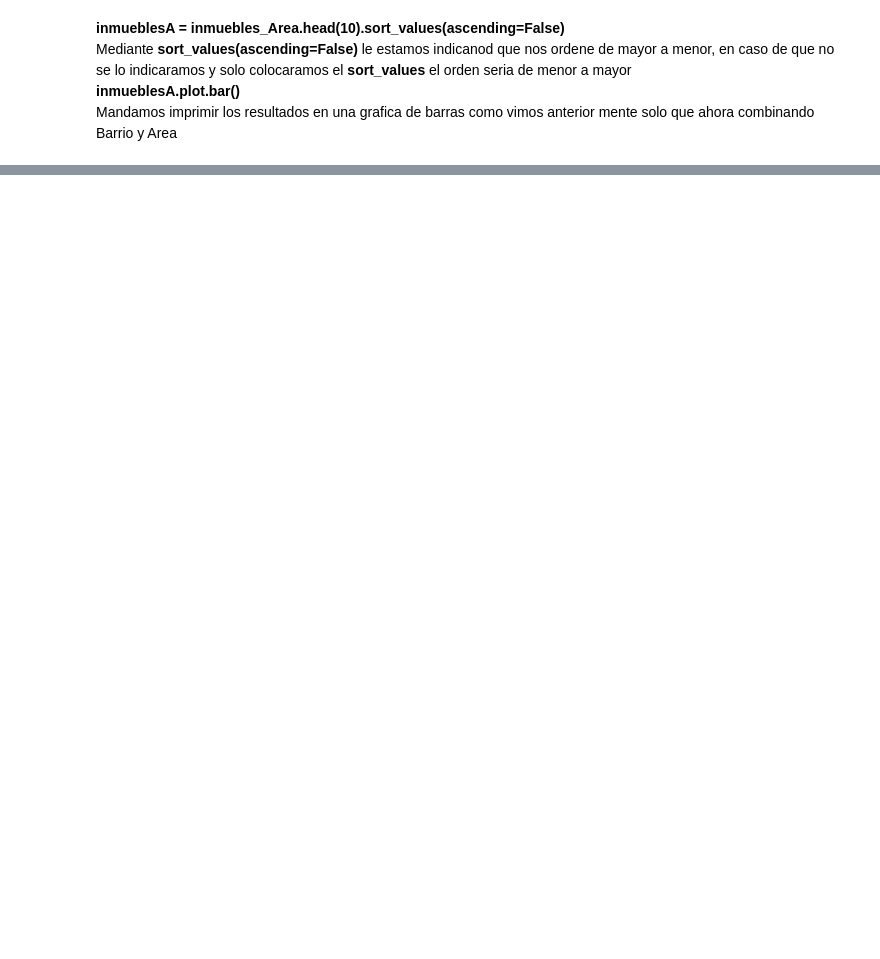
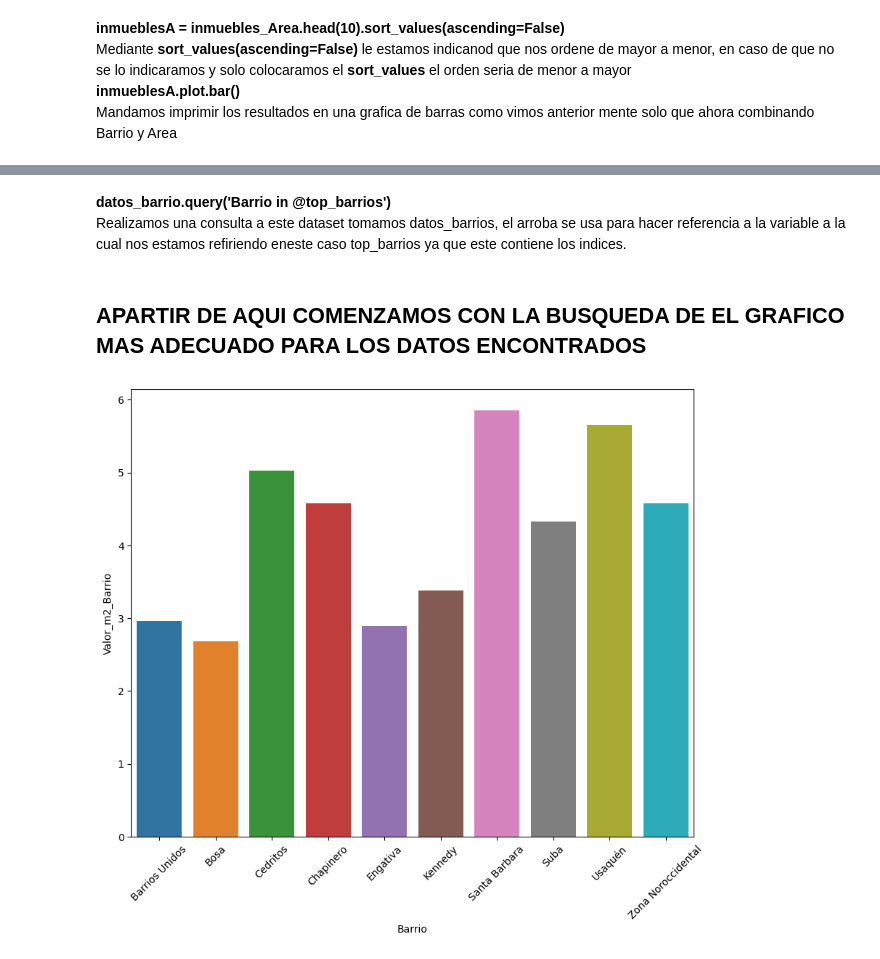
Before and after one commit to Jackamaniaco/Inmersion-Datos-Aula1, a Jupyter notebook: INMERSION_DATOS_AULA1.ipynb, the cells around one changed output, grey strips where cells are left out. Drawn from its saved outputs; the diff is of its cells as text; code cells hidden in the pictures; blank space fills up the shorter version.

```diff
--- a/INMERSION_DATOS_AULA1.ipynb
+++ b/INMERSION_DATOS_AULA1.ipynb
@@ -400,0 +695,3 @@ Mandamos imprimir los resultados en una grafica de barras como vimos anterior me
+# %%
+inmuebles['Valor_m2_Millones'] = inmuebles['Precio_millon']/inmuebles['Area']
+inmuebles.head(3)
@@ -400,0 +730,3 @@ Mandamos imprimir los resultados en una grafica de barras como vimos anterior me
+# %%
+datos_barrio = inmuebles.groupby('Barrio').sum()
+datos_barrio
@@ -400,0 +753,3 @@ Mandamos imprimir los resultados en una grafica de barras como vimos anterior me
+# %%
+datos_barrio['Valor_m2_Barrio'] = datos_barrio['Precio_millon']/datos_barrio['Area']
+datos_barrio
@@ -400,0 +829,3 @@ Mandamos imprimir los resultados en una grafica de barras como vimos anterior me
+# %%
+datos_barrio.reset_index(inplace=True)
+datos_barrio
@@ -400,0 +865,11 @@ Mandamos imprimir los resultados en una grafica de barras como vimos anterior me
+# %% [markdown]
+**datos_barrio.query('Barrio in @top_barrios')**<br>
+Realizamos una consulta a este dataset tomamos datos_barrios, el arroba se usa para hacer referencia a la variable a la cual nos estamos refiriendo eneste caso top_barrios ya que este contiene los indices.
+# %% [markdown]
+<h2>APARTIR DE AQUI COMENZAMOS CON LA BUSQUEDA DE EL GRAFICO MAS ADECUADO PARA LOS DATOS ENCONTRADOS
+# %%
+plt.figure(figsize=(10,8))
+ax = sns.barplot(x= "Barrio", y = "Valor_m2_Barrio", data = datos_barrio.query('Barrio in @top_barrios'))
+ax.tick_params(axis= 'x', rotation = 45)
+# %% [output]
+[figure, added]
```
Also changed, not shown: parts of 141 cells of this notebook.
